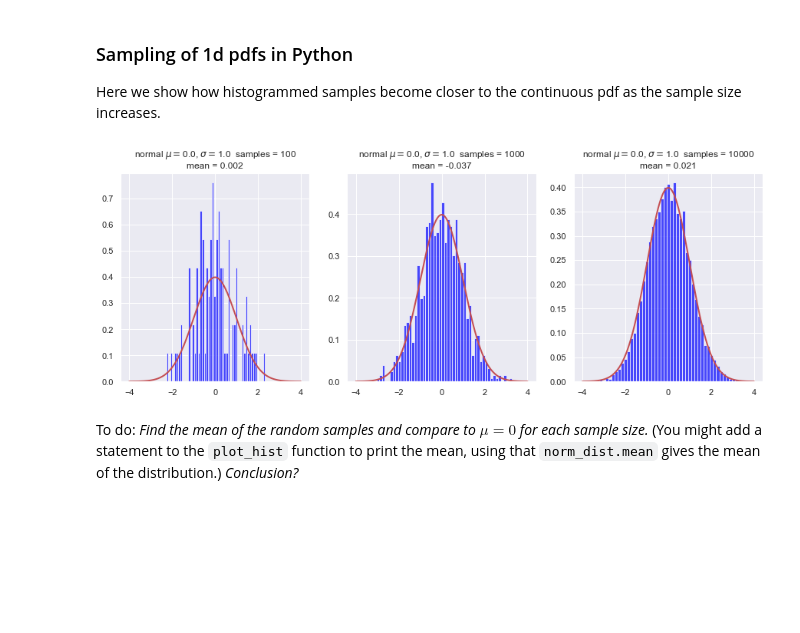
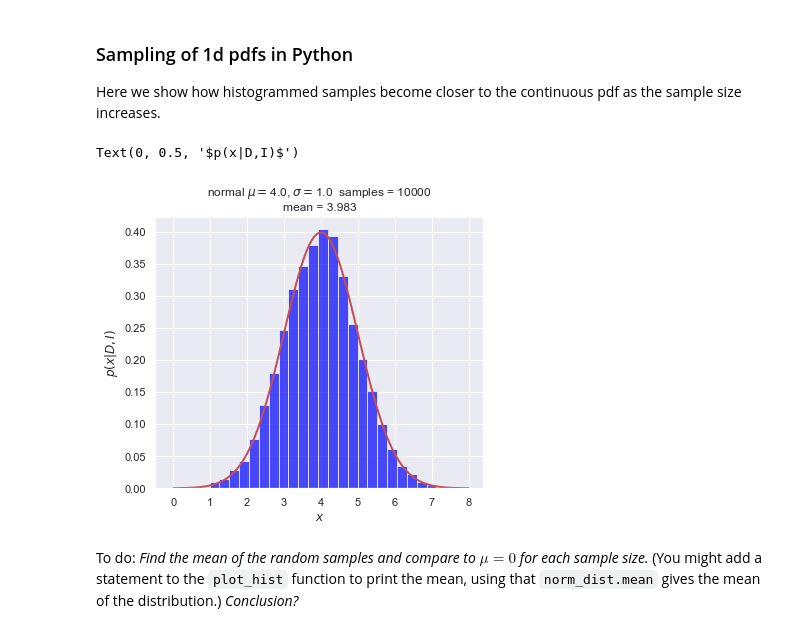
Before and after one commit to furnstahl/Physics-8820, a Jupyter notebook: LectureNotes/_build/jupyter_execute/notebooks/Basics/Exploring_pdfs-Copy1.ipynb, the cells around one changed output. Cells and saved outputs as stored; diff of their text form; code cells hidden in the pictures; blank space fills up the shorter version.

```diff
--- a/LectureNotes/_build/jupyter_execute/notebooks/Basics/Exploring_pdfs-Copy1.ipynb
+++ b/LectureNotes/_build/jupyter_execute/notebooks/Basics/Exploring_pdfs-Copy1.ipynb
@@ -313,37 +313,40 @@ Here we show how histogrammed samples become closer to the continuous pdf as the
 # %%
 def plot_hist(ax, name, x_dist, dist, num_samples, num_bins):
     """Plot a pdf and a histogram of samples"""
     samples = dist.rvs(size=num_samples)  # draw random samples from the pdf
     # Make a histogram of the random samples
     count, bins, ignored = ax.hist(samples, num_bins, density=True,
                                      color='blue', alpha=0.7)
     ax.plot(x_dist, dist.pdf(x_dist), linewidth=2, color='r') # true pdf
     title_string = name + f'  samples = {num_samples:d}' + '\n' + f'mean = {samples.mean():.3f}'
     ax.set_title(title_string)
 
 
-mu, sigma = 0, 1.0 # mean and standard deviation
-x_dist = np.linspace(-4, 4, 500)
+mu, sigma = 4, 1.0 # mean and standard deviation
+x_dist = np.linspace(0, 8, 500)
 name = rf'normal $\mu=${mu:1.1f}, $\sigma=${sigma:1.1f}'
-fig = plt.figure(figsize=(15,5))
-num_bins = 50
+fig = plt.figure(figsize=(20,5))
+num_bins = 30
 
-num_samples = 100
-norm_dist = stats.norm(mu, sigma)
-ax_1 = fig.add_subplot(1, 3, 1)
-plot_hist(ax_1, name, x_dist, norm_dist, num_samples, num_bins)
+# num_samples = 100
+# norm_dist = stats.norm(mu, sigma)
+# ax_1 = fig.add_subplot(1, 3, 1)
+# plot_hist(ax_1, name, x_dist, norm_dist, num_samples, num_bins)
 
-num_samples = 1000
-norm_dist = stats.norm(mu, sigma)
-ax_2 = fig.add_subplot(1, 3, 2)
-plot_hist(ax_2, name, x_dist, norm_dist, num_samples, num_bins)
+# num_samples = 1000
+# norm_dist = stats.norm(mu, sigma)
+# ax_2 = fig.add_subplot(1, 3, 2)
+# plot_hist(ax_2, name, x_dist, norm_dist, num_samples, num_bins)
 
 num_samples = 10000
 norm_dist = stats.norm(mu, sigma)
 ax_3 = fig.add_subplot(1, 3, 3)
 plot_hist(ax_3, name, x_dist, norm_dist, num_samples, num_bins)
+ax_3.set_xlabel(r'$x$')
+ax_3.set_ylabel(r'$p(x|D,I)$')
 # %% [output]
+Text(0, 0.5, '$p(x|D,I)$')
-[figure, old version]
+[figure, new version]
 # %% [markdown]
 To do:
 *Find the mean of the random samples and compare to $\mu=0$ for each sample size.* (You might add a statement to the `plot_hist` function to print the mean, using that `norm_dist.mean` gives the mean of the distribution.)  *Conclusion?*
```
Also changed, not shown: parts of 1 cell of this notebook, 36 other files.
